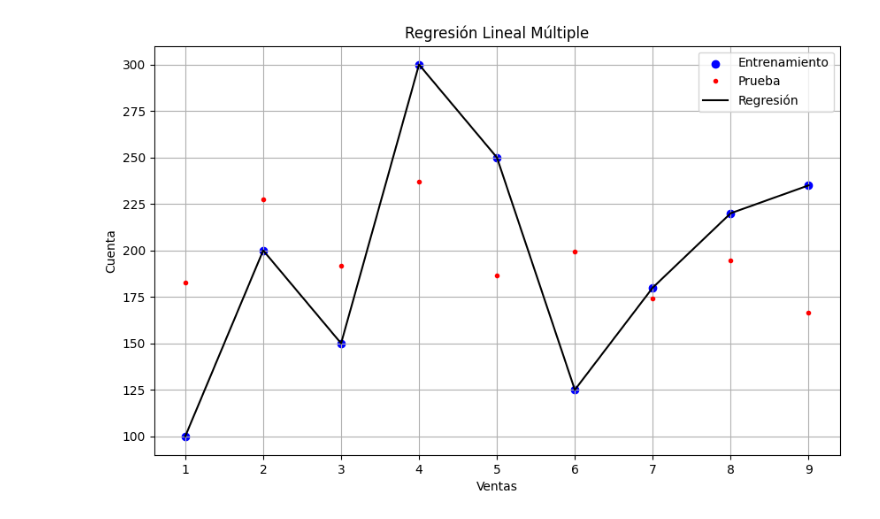
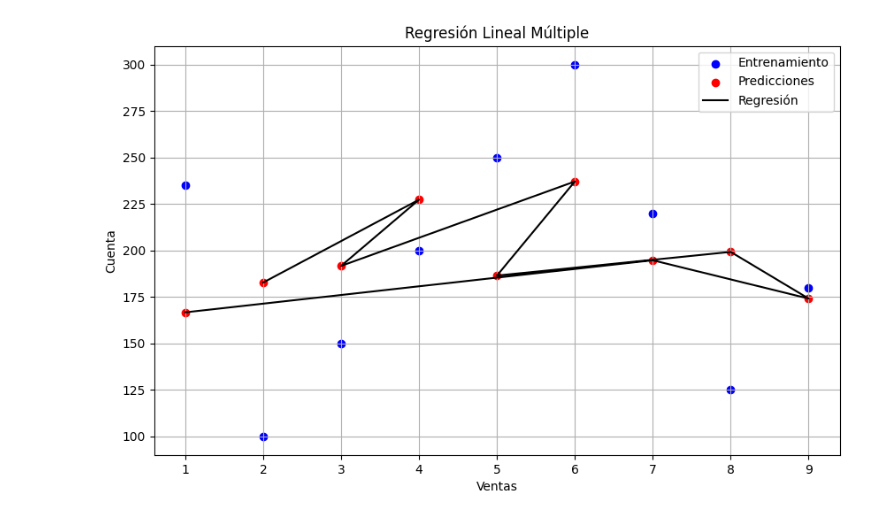
Before and after one commit to Danicoder/Especializacion_IA_BigData, a Jupyter notebook: RegresionLineal_3.ipynb, the cells around one changed output. Saved outputs shown, nothing was run; the diff lists cells and outputs as text; code cells hidden in the pictures.

```diff
--- a/RegresionLineal_3.ipynb
+++ b/RegresionLineal_3.ipynb
@@ -8,6 +8,7 @@ import numpy as np
 from sklearn.model_selection import train_test_split
 from sklearn.metrics import mean_squared_error, r2_score
 from sklearn.linear_model import LinearRegression
+from sklearn.preprocessing import StandardScaler
 
 datos = [
     {"CLIENTE": 1, "CUENTA": 100, "VENTAS": 2, "CLIENTES_DESDE": 2020, "EDAD": 35, "GÉNERO": "M"},
@@ -28,14 +29,18 @@ print(df)
 x = df[['VENTAS', 'CLIENTES_DESDE', 'EDAD']]
 y = df['CUENTA']
 
-print("Variables Independientes (X):")
+print("Variables Independientes (X):") #Predición
 print(x)
 print("\nVariable Dependiente (y):")
 print(y)
 
-#Construcción de MODELO de entrenamiento
+#Escalado de variable predictoras para que estén en la misma escala
+scaler = StandardScaler()
+x_scaled = scaler.fit_transform(x)
+
+ #Genera la regreción líneal (relación entre las variables predictoras y la variable objetivo)
 lin_reg = LinearRegression()
-lin_reg.fit(x,y)
+lin_reg.fit(x_scaled, y)
 
 #parámetro de estimación con el punto de corte
 print(f"Punto de corte de nuestro algoritmo (Coeficiente WO): {lin_reg.intercept_}")
@@ -45,7 +50,7 @@ print(f"Coeficientes pendiente W1: {lin_reg.coef_[0]}")
 print(f"Coeficientes pendiente W2: {lin_reg.coef_[1]}")
 
 #Predición de ventas
-predicion = lin_reg.predict(x)
+predicion = lin_reg.predict(x_scaled)
 print(predicion)
 
 #Calculo del error cuadrático (MSE) medio para evaluar la calidad del modelo
@@ -63,14 +68,18 @@ print(f"El valor de la raíz cuadrada de mse es rmse = {rmse}")
 r2 = r2_score(y_test, y_pred)
 print(f"Coeficiente de determinación es R2: {r2}")
 
-# Gráfico de dispersión con línea de regresión
+#Creo el gráfico detallado
 plt.figure(figsize=(10, 6))
-plt.scatter(df['CLIENTE'], y, color="blue", label='Entrenamiento')
-plt.plot(df['CLIENTE'], y_pred, "r.", label='Prueba')
-plt.plot(df['CLIENTE'], y, linestyle='-', color='black', label='Regresión')
+#Gráfico de dispersión
+plt.scatter(df['VENTAS'], y, linestyle='-', color='blue', label='Entrenamiento') #datos reales
+plt.scatter(df['VENTAS'], y_pred, color="red", label='Predicciones')
+#Línea de regresión aproximada
+plt.plot(df['VENTAS'], y_pred, color="black", linestyle='-', label='Regresión')
+
+#Etiquedado del gráfico
 plt.xlabel('Ventas')
 plt.ylabel('Cuenta')
-plt.title('Regresión Lineal Múltiple')
+plt.title('Regresión Lineal Múltiple') #nMSE y R2
 plt.legend()
 plt.grid(True)
 plt.show()
@@ -95 +104 @@ Coeficiente de determinación es R2: 0.13251521989315918
-[figure, old version]
+[figure, new version]
```
Also changed, not shown: parts of 1 cell of this notebook.
